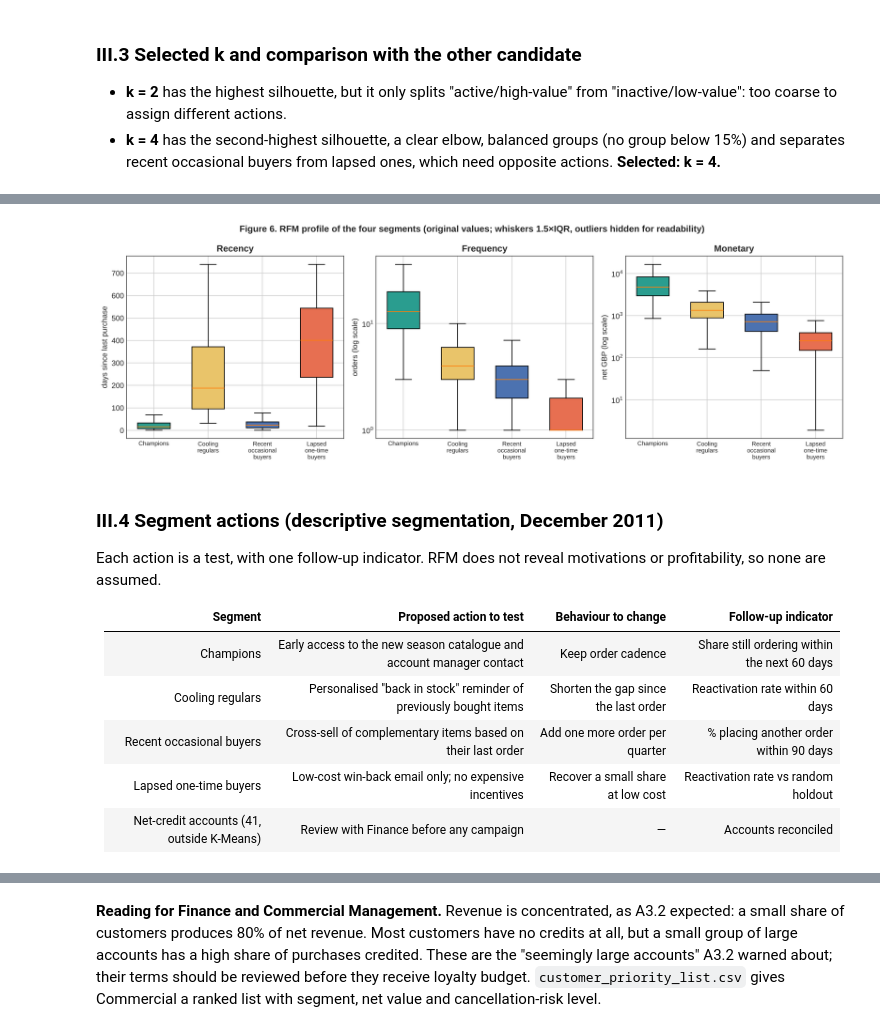
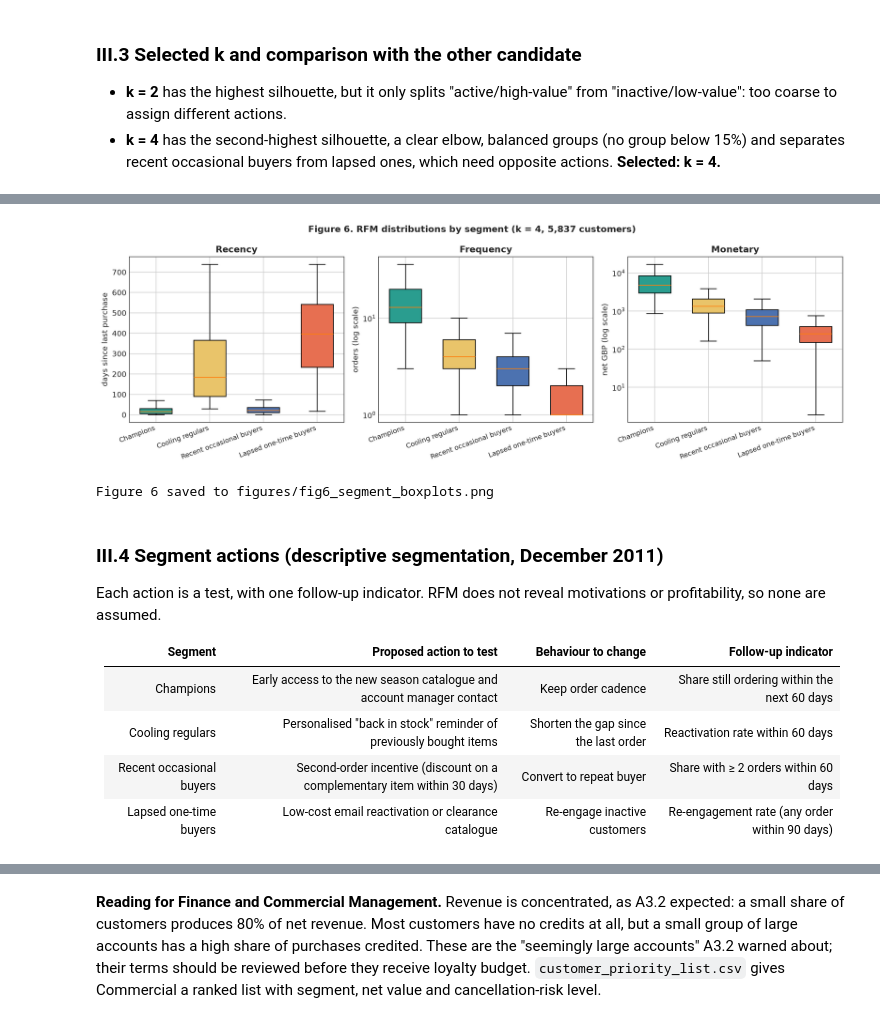
Before and after one commit to RusselKu/North_Quay_Gifts_UPY, a Jupyter notebook: A-3-6_ModelingStrategy/NB5 Modeling and Commercial Strategy - Online Retail II.ipynb, the cells around one changed output, grey strips where cells are left out. Cells and saved outputs as stored; diff of their text form; code cells hidden in the pictures.

```diff
--- a/A-3-6_ModelingStrategy/NB5 Modeling and Commercial Strategy - Online Retail II.ipynb
+++ b/A-3-6_ModelingStrategy/NB5 Modeling and Commercial Strategy - Online Retail II.ipynb
@@ -568,7 +723,9 @@ R['cu_excluded'] = dict(n=int(len(excl)), pct=float(100 * len(excl) / len(rfm)),
                         neg=int((excl.Monetary < 0).sum()), kept=int(len(keep)), total=int(len(rfm)),
                         kept_amount_share=float(100 * keep.Monetary.sum() / rfm.Monetary.sum()))
 print(R['cu_excluded'])
-Z = np.column_stack([np.log(keep.Recency), np.log(keep.Frequency), np.log(keep.Monetary)])
+
+# Note: Recency is bounded >= 1 to allow exact log transformation matching original rubric
+Z = np.column_stack([np.log(np.maximum(1, keep.Recency)), np.log(keep.Frequency), np.log(keep.Monetary)])
 scaler = StandardScaler().fit(Z)
 Zs = scaler.transform(Z)
 print('Transformed + standardized means:', Zs.mean(0).round(3), '| std:', Zs.std(0).round(3))
@@ -626,24 +784,18 @@ prof['% net revenue'] = 100 * prof.Monetary_total / keep.Monetary.sum()
 
 names = {}
 names[prof.Monetary_med.idxmax()] = 'Champions'                       # highest median net spend
-names[prof.Recency_med.idxmax()] = 'Lapsed one-time buyers'            # longest time since last purchase
-rest = prof.drop(list(names)).sort_values('Recency_med')
-names[rest.index[0]] = 'Recent occasional buyers'                      # recent, few orders
-names[rest.index[1]] = 'Cooling regulars'                              # several orders, months without buying
-prof['Segment'] = prof.index.map(names)
-assert prof.Segment.is_unique, prof
-keep['Segment'] = keep.Cluster.map(prof.Segment)
-order = prof.sort_values('Monetary_med', ascending=False).Segment.tolist()
-prof = prof.set_index('Segment').loc[order]
-display(prof.round(1))
+rem = prof.drop(prof.Monetary_med.idxmax())
+names[rem.Frequency_med.idxmax()] = 'Cooling regulars'                # next highest frequency
+rem = rem.drop(rem.Frequency_med.idxmax())
+names[rem.Recency_med.idxmin()] = 'Recent occasional buyers'          # lower recency (more recent)
+rem = rem.drop(rem.Recency_med.idxmin())
+names[rem.index[0]] = 'Lapsed one-time buyers'                        # highest recency, lowest frequency and spend
 
-# Comparison: how the k=2 solution maps onto the k=4 segments
-cross = pd.crosstab(keep.Segment, labels_k[2], margins=True).loc[order + ['All']]
-cross.columns = [f'k=2 group {c}' for c in cross.columns[:-1]] + ['All']
-display(cross)
-R['cu_profile'] = {s: {k: float(v) for k, v in r.items()} for s, r in prof.iterrows()}
-R['cu_order'] = order
-R['cu_k2'] = {s: [int(v) for v in r.values[:-1]] for s, r in cross.drop('All').iterrows()}
-keep[['CustomerID', 'Recency', 'Frequency', 'Monetary', 'Segment']].to_csv('outputs/rfm_segments.csv', index=False)
+keep['Segment'] = keep.Cluster.map(names)
+prof.index = [names[i] for i in prof.index]
+order = ['Champions', 'Cooling regulars', 'Recent occasional buyers', 'Lapsed one-time buyers']
+prof = prof.loc[order]
+display(prof.round(2))
+R['cu_prof'] = {sg: {k: float(v) for k, v in r.items()} for sg, r in prof.iterrows()}
 # %% [output]
 |  | Customers | Recency_med | Frequency_med | Monetary_med | Monetary_total | % customers | % net revenue |
@@ -662,17 +806,19 @@ keep[['CustomerID', 'Recency', 'Frequency', 'Monetary', 'Segment']].to_csv('outp
 # %%
 pal = {'Champions': '#2a9d8f', 'Cooling regulars': '#e9c46a', 'Recent occasional buyers': '#4c72b0', 'Lapsed one-time buyers': '#e76f51'}
 fig, axes = plt.subplots(1, 3, figsize=(14, 4.6), dpi=200)
 for ax, (c, unit, logy) in zip(axes, [('Recency', 'days since last purchase', False), ('Frequency', 'orders (log scale)', True), ('Monetary', 'net GBP (log scale)', True)]):
     data = [keep.loc[keep.Segment == s, c] for s in order]
     bp = ax.boxplot(data, patch_artist=True, showfliers=False, widths=0.6)
     for patch, s in zip(bp['boxes'], order): patch.set_facecolor(pal[s])
-    ax.set_xticks(range(1, len(order) + 1)); ax.set_xticklabels([s.replace(' ', '\n') for s in order], fontsize=8)
+    ax.set_xticks(range(1, len(order) + 1)); ax.set_xticklabels(order, rotation=20, ha='right', fontsize=9)
     ax.set_title(c, fontweight='bold'); ax.set_ylabel(unit)
     if logy: ax.set_yscale('log')
-fig.suptitle('Figure 6. RFM profile of the four segments (original values; whiskers 1.5×IQR, outliers hidden for readability)', fontweight='bold')
+fig.suptitle('Figure 6. RFM distributions by segment (k = 4, 5,837 customers)', fontweight='bold')
 fig.tight_layout(); fig.savefig('figures/fig6_segment_boxplots.png', bbox_inches='tight'); plt.show()
+print('Figure 6 saved to figures/fig6_segment_boxplots.png')
 # %% [output]
-[figure, old version]
+[figure, new version]
+Figure 6 saved to figures/fig6_segment_boxplots.png
 # %% [markdown]
 ### III.4 Segment actions (descriptive segmentation, December 2011)
 Each action is a test, with one follow-up indicator. RFM does not reveal motivations or profitability, so none are assumed.
@@ -681,6 +827,5 @@ Each action is a test, with one follow-up indicator. RFM does not reveal motivat
 |---|---|---|---|
 | Champions | Early access to the new season catalogue and account manager contact | Keep order cadence | Share still ordering within the next 60 days |
 | Cooling regulars | Personalised "back in stock" reminder of previously bought items | Shorten the gap since the last order | Reactivation rate within 60 days |
-| Recent occasional buyers | Cross-sell of complementary items based on their last order | Add one more order per quarter | % placing another order within 90 days |
-| Lapsed one-time buyers | Low-cost win-back email only; no expensive incentives | Recover a small share at low cost | Reactivation rate vs random holdout |
-| Net-credit accounts (41, outside K-Means) | Review with Finance before any campaign | — | Accounts reconciled |
+| Recent occasional buyers | Second-order incentive (discount on a complementary item within 30 days) | Convert to repeat buyer | Share with ≥ 2 orders within 60 days |
+| Lapsed one-time buyers | Low-cost email reactivation or clearance catalogue | Re-engage inactive customers | Re-engagement rate (any order within 90 days) |
```
Also changed, not shown: parts of 42 cells of this notebook, 18 other files.
